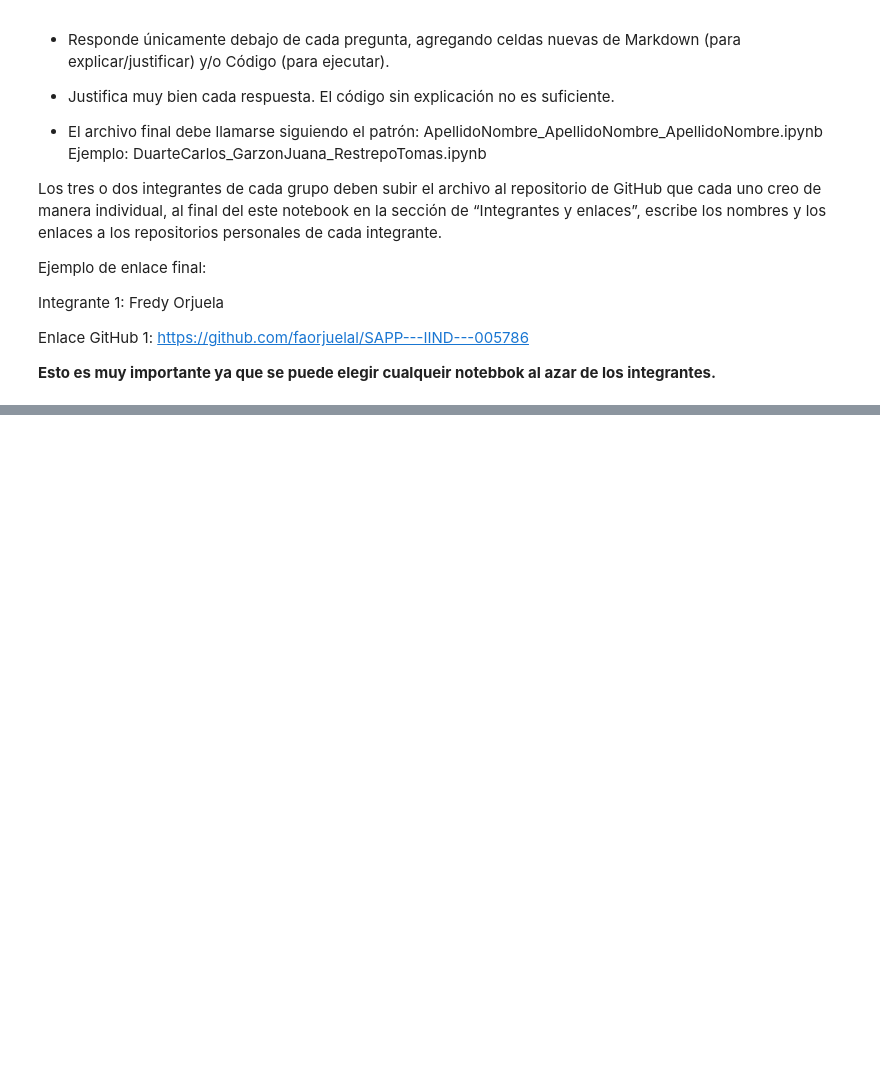
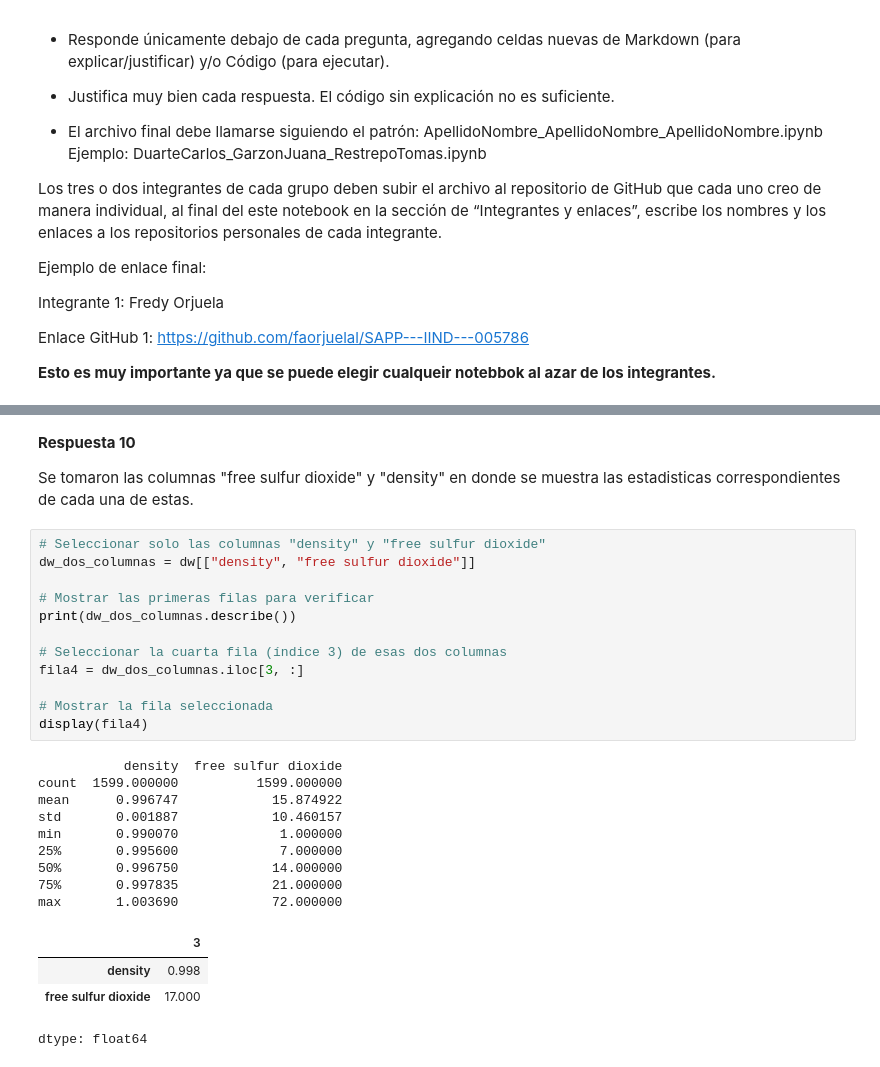
Before and after one commit to josesjulaa-ctrl/Jose_Jula-Johanna_Santamaria, a Jupyter notebook: nb_01_colab_github_primeros_pasos_ipynb.ipynb, the cells around one changed output, grey strips where cells are left out. Drawn from its saved outputs; the diff is of its cells as text; blank space fills up the shorter version.

```diff
--- a/nb_01_colab_github_primeros_pasos_ipynb.ipynb
+++ b/nb_01_colab_github_primeros_pasos_ipynb.ipynb
@@ -907,0 +1042,30 @@ Enlace GitHub 1: https://github.com/faorjuelal/SAPP---IIND---005786
+# %% [markdown]
+**Respuesta 10**
+
+Se tomaron las columnas "free sulfur dioxide" y "density" en donde se muestra las estadisticas correspondientes de cada una de estas.
+# %%
+# Seleccionar solo las columnas "density" y "free sulfur dioxide"
+dw_dos_columnas = dw[["density", "free sulfur dioxide"]]
+
+# Mostrar las primeras filas para verificar
+print(dw_dos_columnas.describe())
+
+# Seleccionar la cuarta fila (índice 3) de esas dos columnas
+fila4 = dw_dos_columnas.iloc[3, :]
+
+# Mostrar la fila seleccionada
+display(fila4)
+# %% [output]
+           density  free sulfur dioxide
+count  1599.000000          1599.000000
+mean      0.996747            15.874922
+std       0.001887            10.460157
+min       0.990070             1.000000
+25%       0.995600             7.000000
+50%       0.996750            14.000000
+75%       0.997835            21.000000
+max       1.003690            72.000000
+|  | 3 |
+| density | 0.998 |
+| free sulfur dioxide | 17.000 |
+dtype: float64
```
Also changed, not shown: parts of 6 cells of this notebook.
